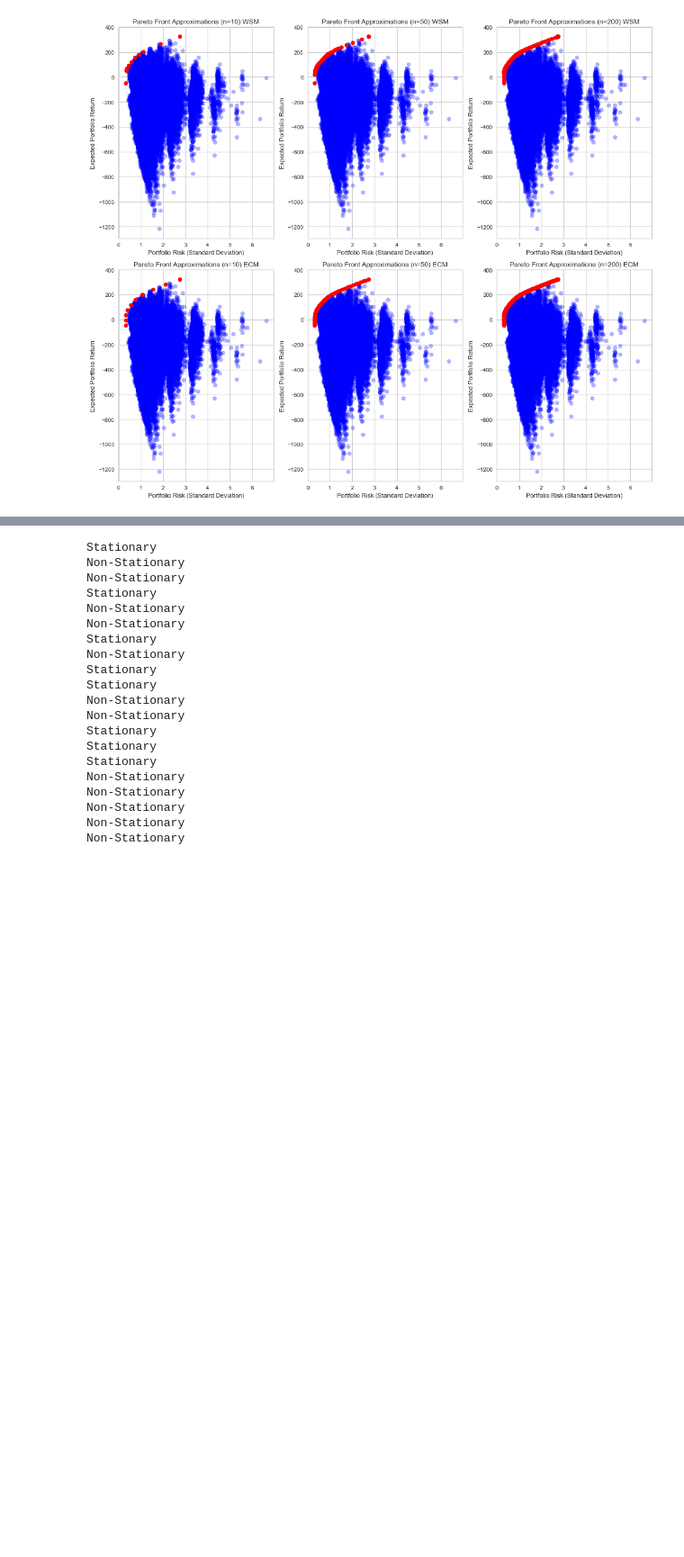
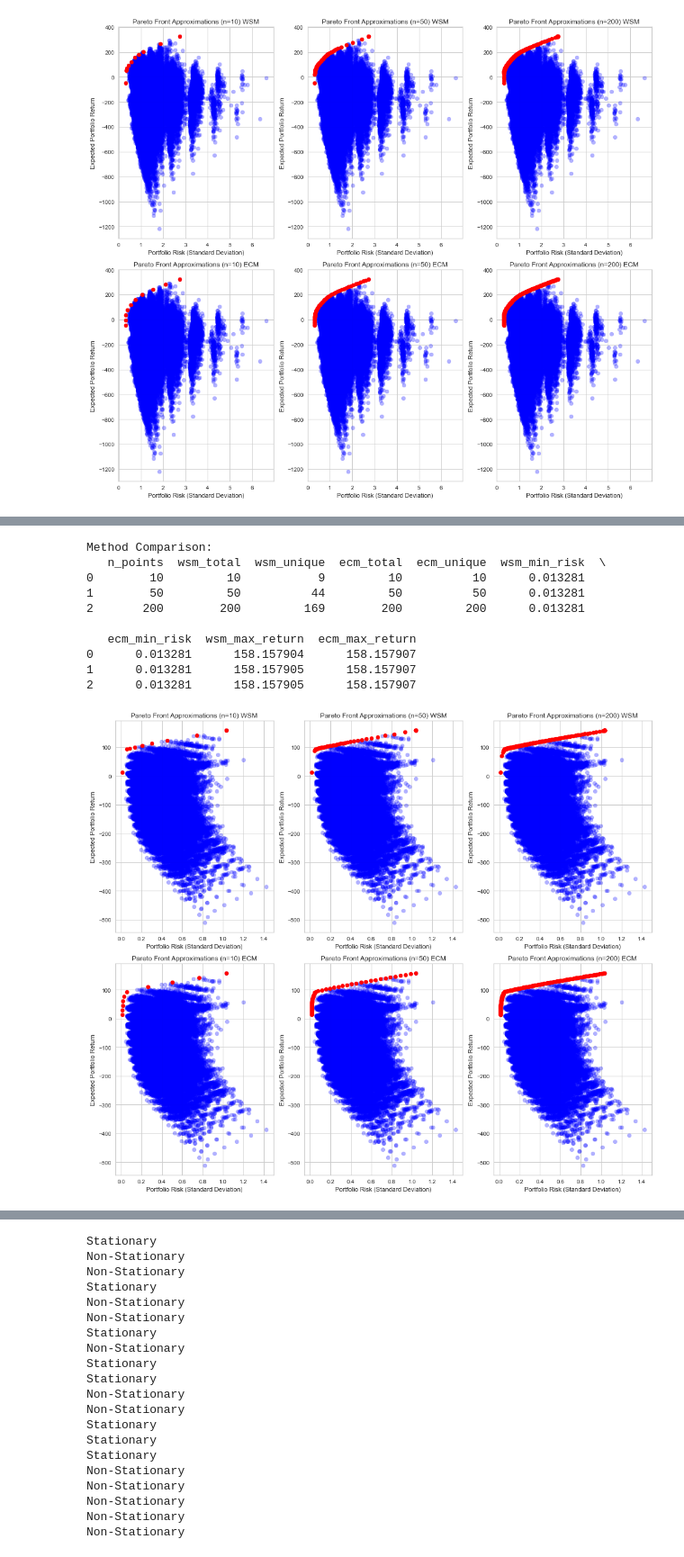
Before and after one commit to adammielniczuk/moo, a Jupyter notebook: Script1.ipynb, the cells around one changed output, grey strips where cells are left out. Shown at 90% size. Saved outputs shown, nothing was run; the diff lists cells and outputs as text; code cells hidden in the pictures; blank space fills up the shorter version.

```diff
--- a/Script1.ipynb
+++ b/Script1.ipynb
@@ -706,0 +760,80 @@ Method Comparison:
+# %%
+asset_names=list(assets.keys())
+sampling=das_dennis(num_points=100_000)
+mu=np.array([expected_returns[asset] for asset in asset_names])
+def risk(x):
+    return np.sqrt(np.dot(x.T, np.dot(cov_matrix, x))), np.dot(x, mu)
+sampling_risks,sampling_returns=zip(*[risk(x) for x in sampling])
+n_points_list = [10,50,200]
+results = {}
+
+for n_points in n_points_list:
+    wsm_risks, wsm_returns, wsm_weights = wsm_method(
+        expected_returns, cov_matrix, asset_names, n_points)
+    ecm_risks, ecm_returns, ecm_weights = ecm_method(
+        expected_returns, cov_matrix, asset_names, n_points)
+    results[n_points] = {
+        'wsm': {'risks': wsm_risks, 'returns': wsm_returns, 'weights': wsm_weights},
+        'ecm': {'risks': ecm_risks, 'returns': ecm_returns, 'weights': ecm_weights}
+    }
+
+comparison_results = []
+
+for n_points, result in results.items():
+    wsm_unique = filter_unique_solutions(result['wsm']['risks'], result['wsm']['returns'])
+    ecm_unique = filter_unique_solutions(result['ecm']['risks'], result['ecm']['returns'])
+
+    comparison_results.append({
+        'n_points': n_points,
+        'wsm_total': len(result['wsm']['risks']),
+        'wsm_unique': len(wsm_unique),
+        'ecm_total': len(result['ecm']['risks']),
+        'ecm_unique': len(ecm_unique),
+        'wsm_min_risk': np.min(result['wsm']['risks']),
+        'ecm_min_risk': np.min(result['ecm']['risks']),
+        'wsm_max_return': np.max(result['wsm']['returns']),
+        'ecm_max_return': np.max(result['ecm']['returns'])
+    })
+
+comparison_df = pd.DataFrame(comparison_results)
+print("\nMethod Comparison:")
+print(comparison_df)
+
+
+fig, axes = plt.subplots(2, 3, figsize=(14, 12))
+axes = axes.flatten()
+for i, n_points in enumerate(n_points_list):
+    ax = axes[i]
+    result = results[n_points]
+    ax.scatter(sampling_risks, sampling_returns, c='blue', alpha=0.3)
+    ax.scatter(result['wsm']['risks'], result['wsm']['returns'],
+               c='red', alpha=1)
+
+    ax.set_xlabel('Portfolio Risk (Standard Deviation)')
+    ax.set_ylabel('Expected Portfolio Return')
+    ax.set_title(f'Pareto Front Approximations (n={n_points}) WSM')
+
+for i, n_points in enumerate(n_points_list):
+    ax = axes[i + len(n_points_list)]
+    result = results[n_points]
+    ax.scatter(sampling_risks, sampling_returns, c='blue', alpha=0.3)
+    ax.scatter(result['ecm']['risks'], result['ecm']['returns'],
+               c='red', alpha=1)
+    ax.set_xlabel('Portfolio Risk (Standard Deviation)')
+    ax.set_ylabel('Expected Portfolio Return')
+    ax.set_title(f'Pareto Front Approximations (n={n_points}) ECM')
+
+plt.tight_layout()
+plt.show()
+# %% [output]
+Method Comparison:
+   n_points  wsm_total  wsm_unique  ecm_total  ecm_unique  wsm_min_risk  \
+0        10         10           9         10          10      0.013281
+1        50         50          44         50          50      0.013281
+2       200        200         169        200         200      0.013281
+
+   ecm_min_risk  wsm_max_return  ecm_max_return
+0      0.013281      158.157904      158.157907
+1      0.013281      158.157905      158.157907
+2      0.013281      158.157905      158.157907
+[figure, added]
```
Also changed, not shown: parts of 23 cells of this notebook, 1 other file.
